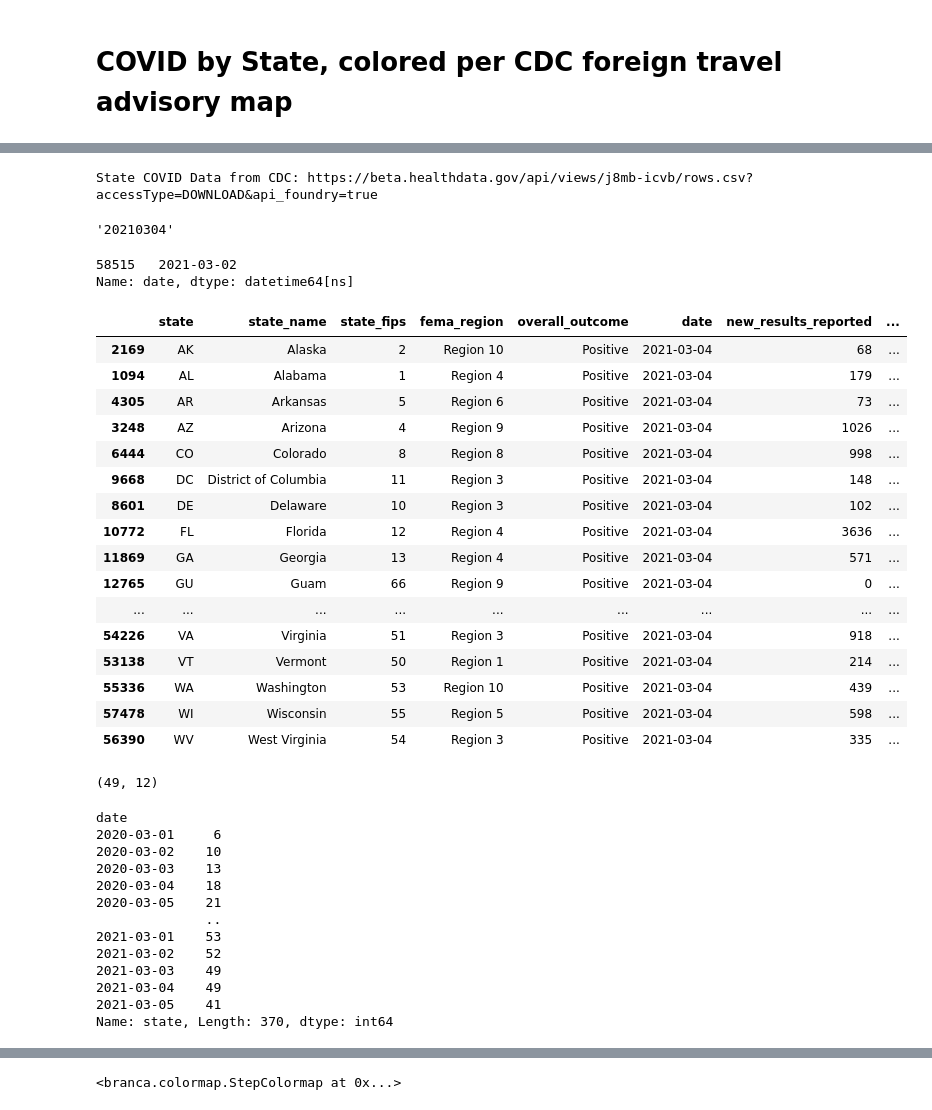
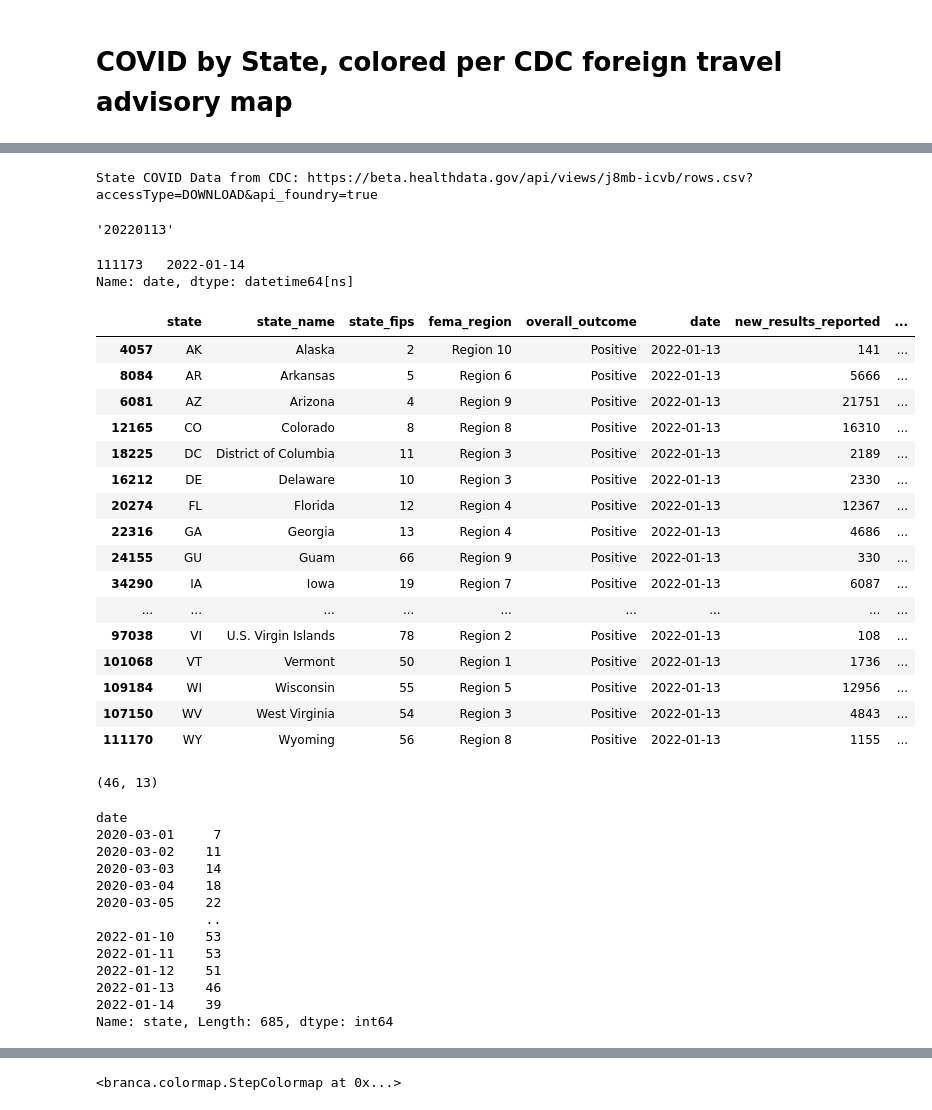
Before and after one commit to drf5n/YCSD_covid_metrics, a Jupyter notebook: CovidStates.ipynb, the cells around one changed output, grey strips where cells are left out. Saved outputs shown, nothing was run; the diff lists cells and outputs as text; code cells hidden in the pictures.

Commit message:
Upddate states, counties for high=500 foreign, and 7 day school/community 100-high

```diff
--- a/CovidStates.ipynb
+++ b/CovidStates.ipynb
@@ -107,69 +107,70 @@ if state_source == "CovidTracking":
 
 elif  state_source == "CDC":
     # 4 day lag seems to work
     url = 'https://beta.healthdata.gov/api/views/j8mb-icvb/rows.csv?accessType=DOWNLOAD&api_foundry=true'
     print(f"State COVID Data from {state_source}: {url}")
     #covids = pd.read_json('https://beta.healthdata.gov/resource/j8mb-icvb.json')
     covids = pd.read_csv(url)
     covids["date"] = pd.to_datetime(covids['date'])
     lastdate = covids.tail(1).date # last day in file
     df = covids[covids["overall_outcome"]=="Positive"].sort_values(by=['state', 'date'])
     doi = (datetime.datetime.now()-datetime.timedelta(days = 5)
          ).strftime("%Y%m%d")  # yesterday morning as an int
     display(doi, lastdate)
     df['TC_diff']= df.groupby('state')['total_results_reported'].diff().fillna(0)
+    df['TC_sum7']= df.groupby('state')['total_results_reported'].diff(7).fillna(0)
     df['TC_sum14']= df.groupby('state')['total_results_reported'].diff(14).fillna(0)
     df['TC_sum28']= df.groupby('state')['total_results_reported'].diff(28).fillna(0)
     dfy = df[df['date']==doi].copy()
 
 
     display(dfy)
 else:
     print(f"No state daily data for {state_source}")
 
 
 
 print(dfy.shape)
 # %% [output]
 State COVID Data from CDC: https://beta.healthdata.gov/api/views/j8mb-icvb/rows.csv?accessType=DOWNLOAD&api_foundry=true
-'20210304'
+'20220113'
-58515   2021-03-02
+111173   2022-01-14
 Name: date, dtype: datetime64[ns]
 |  | state | state_name | state_fips | fema_region | overall_outcome | date | new_results_reported | ... |
-| 2169 | AK | Alaska | 2 | Region 10 | Positive | 2021-03-04 | 68 | ... |
-| 1094 | AL | Alabama | 1 | Region 4 | Positive | 2021-03-04 | 179 | ... |
-| 4305 | AR | Arkansas | 5 | Region 6 | Positive | 2021-03-04 | 73 | ... |
-| 3248 | AZ | Arizona | 4 | Region 9 | Positive | 2021-03-04 | 1026 | ... |
-| 6444 | CO | Colorado | 8 | Region 8 | Positive | 2021-03-04 | 998 | ... |
-| 9668 | DC | District of Columbia | 11 | Region 3 | Positive | 2021-03-04 | 148 | ... |
-| 8601 | DE | Delaware | 10 | Region 3 | Positive | 2021-03-04 | 102 | ... |
-| 10772 | FL | Florida | 12 | Region 4 | Positive | 2021-03-04 | 3636 | ... |
-| 11869 | GA | Georgia | 13 | Region 4 | Positive | 2021-03-04 | 571 | ... |
-| 12765 | GU | Guam | 66 | Region 9 | Positive | 2021-03-04 | 0 | ... |
+| 4057 | AK | Alaska | 2 | Region 10 | Positive | 2022-01-13 | 141 | ... |
+| 8084 | AR | Arkansas | 5 | Region 6 | Positive | 2022-01-13 | 5666 | ... |
+| 6081 | AZ | Arizona | 4 | Region 9 | Positive | 2022-01-13 | 21751 | ... |
+| 12165 | CO | Colorado | 8 | Region 8 | Positive | 2022-01-13 | 16310 | ... |
+| 18225 | DC | District of Columbia | 11 | Region 3 | Positive | 2022-01-13 | 2189 | ... |
+| 16212 | DE | Delaware | 10 | Region 3 | Positive | 2022-01-13 | 2330 | ... |
+| 20274 | FL | Florida | 12 | Region 4 | Positive | 2022-01-13 | 12367 | ... |
+| 22316 | GA | Georgia | 13 | Region 4 | Positive | 2022-01-13 | 4686 | ... |
+| 24155 | GU | Guam | 66 | Region 9 | Positive | 2022-01-13 | 330 | ... |
+| 34290 | IA | Iowa | 19 | Region 7 | Positive | 2022-01-13 | 6087 | ... |
 | ... | ... | ... | ... | ... | ... | ... | ... | ... |
-| 54226 | VA | Virginia | 51 | Region 3 | Positive | 2021-03-04 | 918 | ... |
-| 53138 | VT | Vermont | 50 | Region 1 | Positive | 2021-03-04 | 214 | ... |
-| 55336 | WA | Washington | 53 | Region 10 | Positive | 2021-03-04 | 439 | ... |
-| 57478 | WI | Wisconsin | 55 | Region 5 | Positive | 2021-03-04 | 598 | ... |
-| 56390 | WV | West Virginia | 54 | Region 3 | Positive | 2021-03-04 | 335 | ... |
+| 97038 | VI | U.S. Virgin Islands | 78 | Region 2 | Positive | 2022-01-13 | 108 | ... |
+| 101068 | VT | Vermont | 50 | Region 1 | Positive | 2022-01-13 | 1736 | ... |
+| 109184 | WI | Wisconsin | 55 | Region 5 | Positive | 2022-01-13 | 12956 | ... |
+| 107150 | WV | West Virginia | 54 | Region 3 | Positive | 2022-01-13 | 4843 | ... |
+| 111170 | WY | Wyoming | 56 | Region 8 | Positive | 2022-01-13 | 1155 | ... |
-(49, 12)
+(46, 13)
 # %%
 # How fast does the data come in?
 df.groupby(['date'])['state'].count()
 # %% [output]
 date
-2020-03-01     6
-2020-03-02    10
-2020-03-03    13
+2020-03-01     7
+2020-03-02    11
+2020-03-03    14
 2020-03-04    18
-2020-03-05    21
+2020-03-05    22
               ..
-2021-03-01    53
-2021-03-02    52
-2021-03-03    49
-2021-03-04    49
-2021-03-05    41
-Name: state, Length: 370, dtype: int64
+2022-01-10    53
+2022-01-11    53
+2022-01-12    51
+2022-01-13    46
+2022-01-14    39
+Name: state, Length: 685, dtype: int64
 # %%
 
 display("DFY:",dfy)
```
Also changed, not shown: parts of 4 cells of this notebook, 10 other files.
